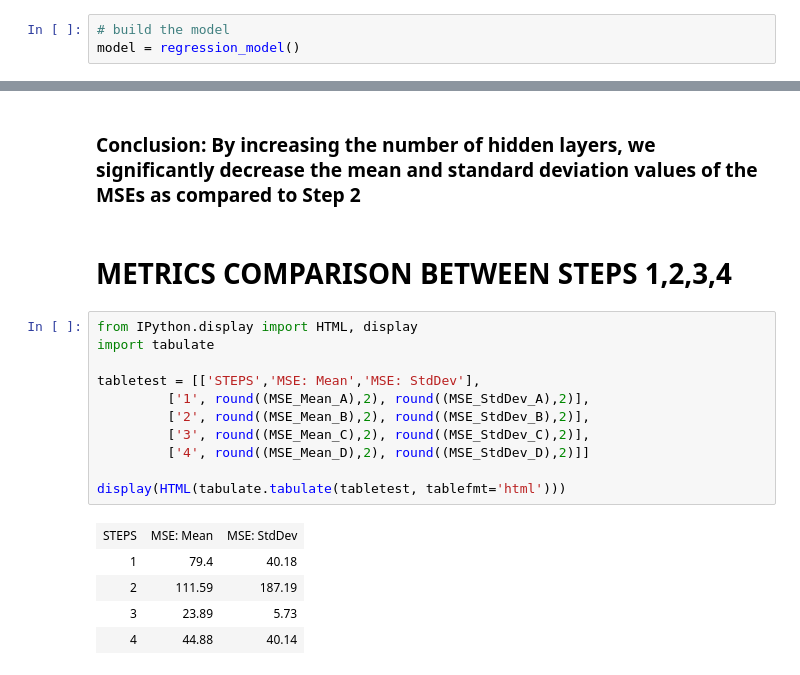
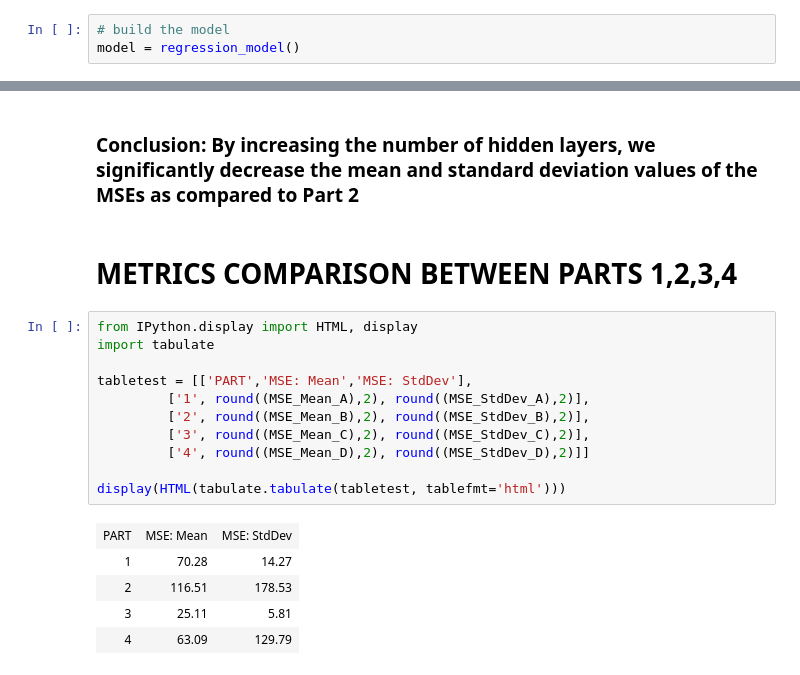
Before and after one commit to sumikamukerji/Concrete-Compressive-Strength-Prediction, a Jupyter notebook: Concrete Compressive Strength Prediction.ipynb, the cells around one changed output, grey strips where cells are left out. Drawn from its saved outputs; the diff is of its cells as text.

```diff
--- a/Concrete Compressive Strength Prediction.ipynb
+++ b/Concrete Compressive Strength Prediction.ipynb
@@ -543,21 +547,21 @@ Standard Deviation: 40.14220079486068
 # %% [markdown]
-### Conclusion: By increasing the number of hidden layers, we significantly decrease the mean and standard deviation values of the MSEs as compared to Step 2
+### Conclusion: By increasing the number of hidden layers, we significantly decrease the mean and standard deviation values of the MSEs as compared to Part 2
 # %% [markdown]
-# METRICS COMPARISON BETWEEN STEPS 1,2,3,4
+# METRICS COMPARISON BETWEEN PARTS 1,2,3,4
 # %%
 from IPython.display import HTML, display
 import tabulate
 
-tabletest = [['STEPS','MSE: Mean','MSE: StdDev'],
+tabletest = [['PART','MSE: Mean','MSE: StdDev'],
          ['1', round((MSE_Mean_A),2), round((MSE_StdDev_A),2)],
          ['2', round((MSE_Mean_B),2), round((MSE_StdDev_B),2)],
          ['3', round((MSE_Mean_C),2), round((MSE_StdDev_C),2)],
          ['4', round((MSE_Mean_D),2), round((MSE_StdDev_D),2)]]
 
 display(HTML(tabulate.tabulate(tabletest, tablefmt='html')))
 # %% [output]
-| STEPS | MSE: Mean | MSE: StdDev |
-| 1 | 79.4 | 40.18 |
-| 2 | 111.59 | 187.19 |
-| 3 | 23.89 | 5.73 |
-| 4 | 44.88 | 40.14 |
+| PART | MSE: Mean | MSE: StdDev |
+| 1 | 70.28 | 14.27 |
+| 2 | 116.51 | 178.53 |
+| 3 | 25.11 | 5.81 |
+| 4 | 63.09 | 129.79 |
```
Also changed, not shown: parts of 13 cells of this notebook.
